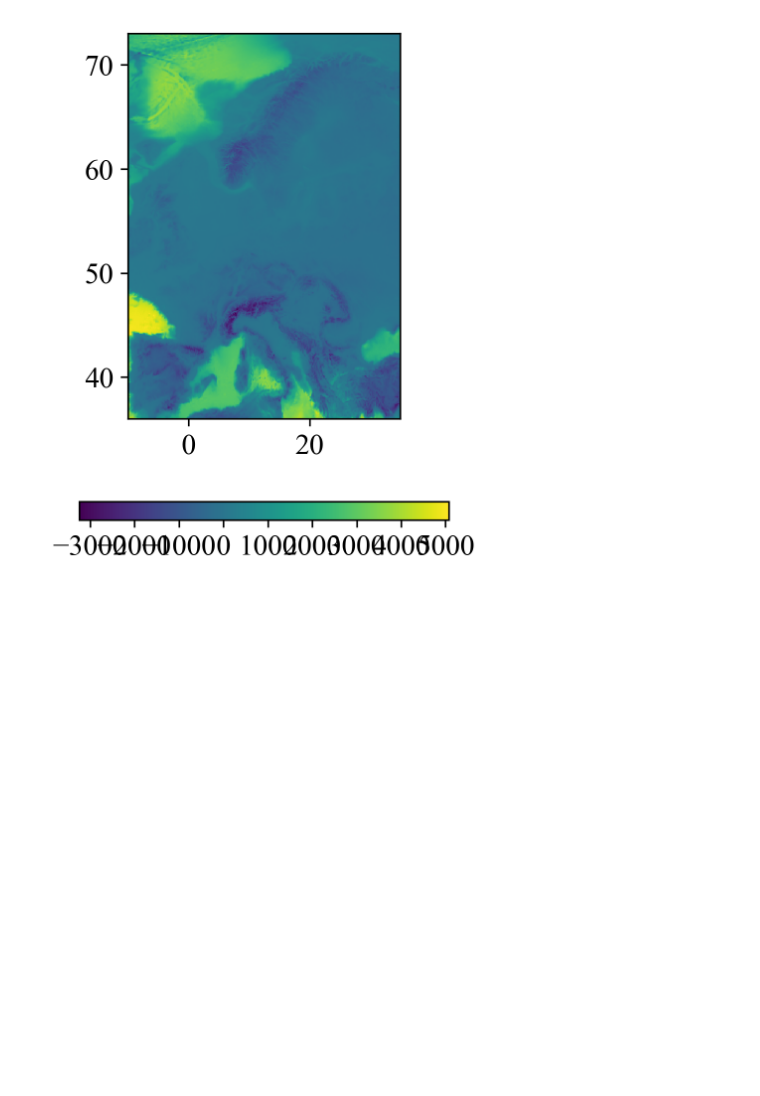
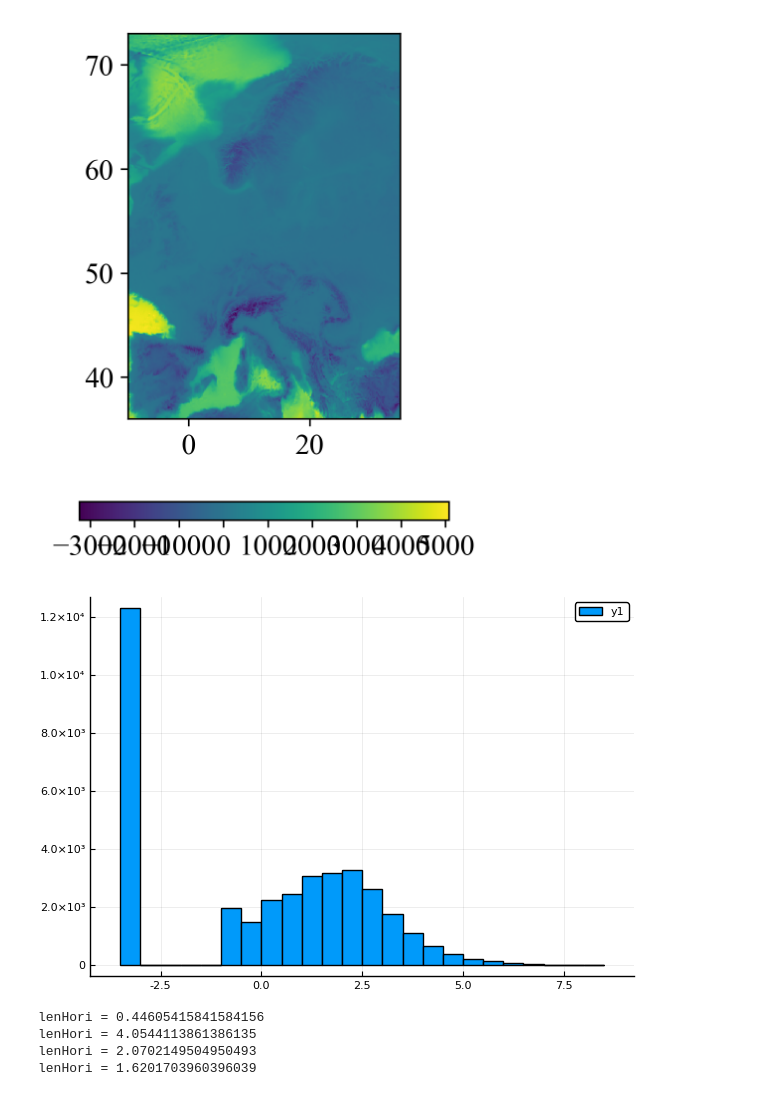
Before and after one commit to gher-uliege/DIVAndNN.jl, a Jupyter notebook: notebooks/make_benthos_products_tests.ipynb, the cells around one changed output. Cells and saved outputs as stored; diff of their text form; code cells hidden in the pictures; blank space fills up the shorter version.

```diff
--- a/notebooks/make_benthos_products_tests.ipynb
+++ b/notebooks/make_benthos_products_tests.ipynb
@@ -133,0 +146,20 @@ pn = ones(size(xi)) / (yi[1,2]-yi[1,1]);
+# %%
+histogram(g3log .- mean(g3log))
+# %% [output]
+[figure, added]
+# %%
+## Estimation of the correlation length
+distbin = 0:.5:7.5;
+mincount = 100;
+for distbin in [0:.125:7.5, 0:1:7.5, 0:.5:7.5, 0:.5:10]
+#for mincount in [10,20,50,70,100,200]
+    var0,lenHori,distx,covar,fitcovar = fit_isotropic((obslon,obslat),g3log .- mean(g3log),distbin,mincount);
+    @show lenHori
+end
+# does not exhibit too sensitibility to the parameters mincount and distbin
+# g2 leads to a longer correlation length and more variability according to distbin
+# %% [output]
+lenHori = 0.44605415841584156
+lenHori = 4.0544113861386135
+lenHori = 2.0702149504950493
+lenHori = 1.6201703960396039
```
Also changed, not shown: parts of 44 cells of this notebook.
